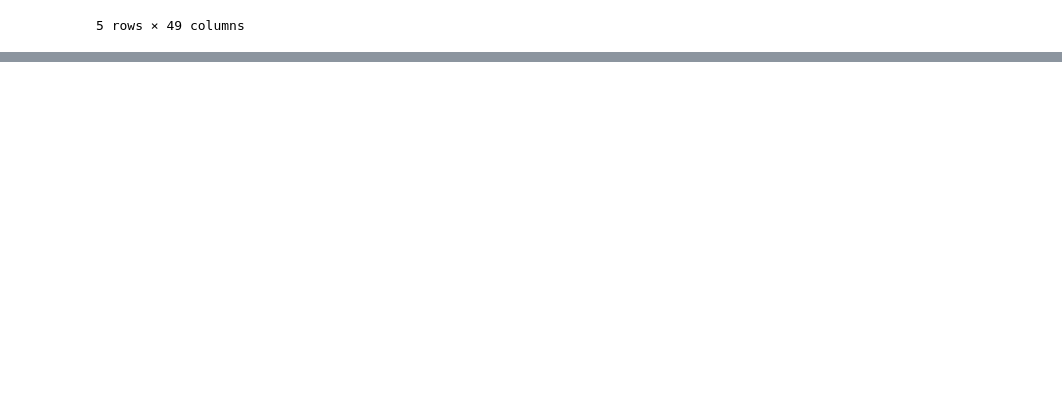
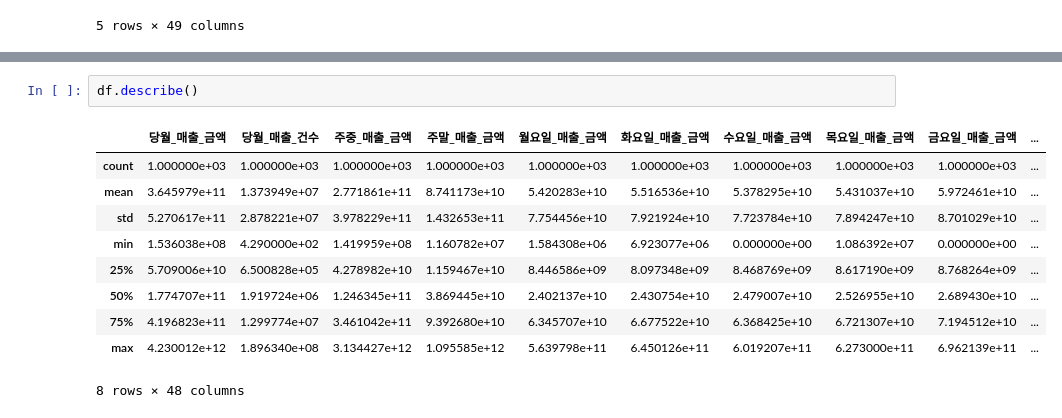
Before and after one commit to tojinnykim/upload, a Jupyter notebook: 6. openapi_seoul/01.Ipynb, the cells around one changed output, grey strips where cells are left out. Drawn from its saved outputs; the diff is of its cells as text; blank space fills up the shorter version.

```diff
--- a/6. openapi_seoul/01.Ipynb
+++ b/6. openapi_seoul/01.Ipynb
@@ -113,0 +170,13 @@ df.head()
+# %%
+df.describe()
+# %% [output]
+|  | 당월_매출_금액 | 당월_매출_건수 | 주중_매출_금액 | 주말_매출_금액 | 월요일_매출_금액 | 화요일_매출_금액 | 수요일_매출_금액 | 목요일_매출_금액 | 금요일_매출_금액 | ... |
+| count | 1.000000e+03 | 1.000000e+03 | 1.000000e+03 | 1.000000e+03 | 1.000000e+03 | 1.000000e+03 | 1.000000e+03 | 1.000000e+03 | 1.000000e+03 | ... |
+| mean | 3.645979e+11 | 1.373949e+07 | 2.771861e+11 | 8.741173e+10 | 5.420283e+10 | 5.516536e+10 | 5.378295e+10 | 5.431037e+10 | 5.972461e+10 | ... |
+| std | 5.270617e+11 | 2.878221e+07 | 3.978229e+11 | 1.432653e+11 | 7.754456e+10 | 7.921924e+10 | 7.723784e+10 | 7.894247e+10 | 8.701029e+10 | ... |
+| min | 1.536038e+08 | 4.290000e+02 | 1.419959e+08 | 1.160782e+07 | 1.584308e+06 | 6.923077e+06 | 0.000000e+00 | 1.086392e+07 | 0.000000e+00 | ... |
+| 25% | 5.709006e+10 | 6.500828e+05 | 4.278982e+10 | 1.159467e+10 | 8.446586e+09 | 8.097348e+09 | 8.468769e+09 | 8.617190e+09 | 8.768264e+09 | ... |
+| 50% | 1.774707e+11 | 1.919724e+06 | 1.246345e+11 | 3.869445e+10 | 2.402137e+10 | 2.430754e+10 | 2.479007e+10 | 2.526955e+10 | 2.689430e+10 | ... |
+| 75% | 4.196823e+11 | 1.299774e+07 | 3.461042e+11 | 9.392680e+10 | 6.345707e+10 | 6.677522e+10 | 6.368425e+10 | 6.721307e+10 | 7.194512e+10 | ... |
+| max | 4.230012e+12 | 1.896340e+08 | 3.134427e+12 | 1.095585e+12 | 5.639798e+11 | 6.450126e+11 | 6.019207e+11 | 6.273000e+11 | 6.962139e+11 | ... |
+8 rows × 48 columns
```
Also changed, not shown: parts of 3 cells of this notebook, 4 other files.
